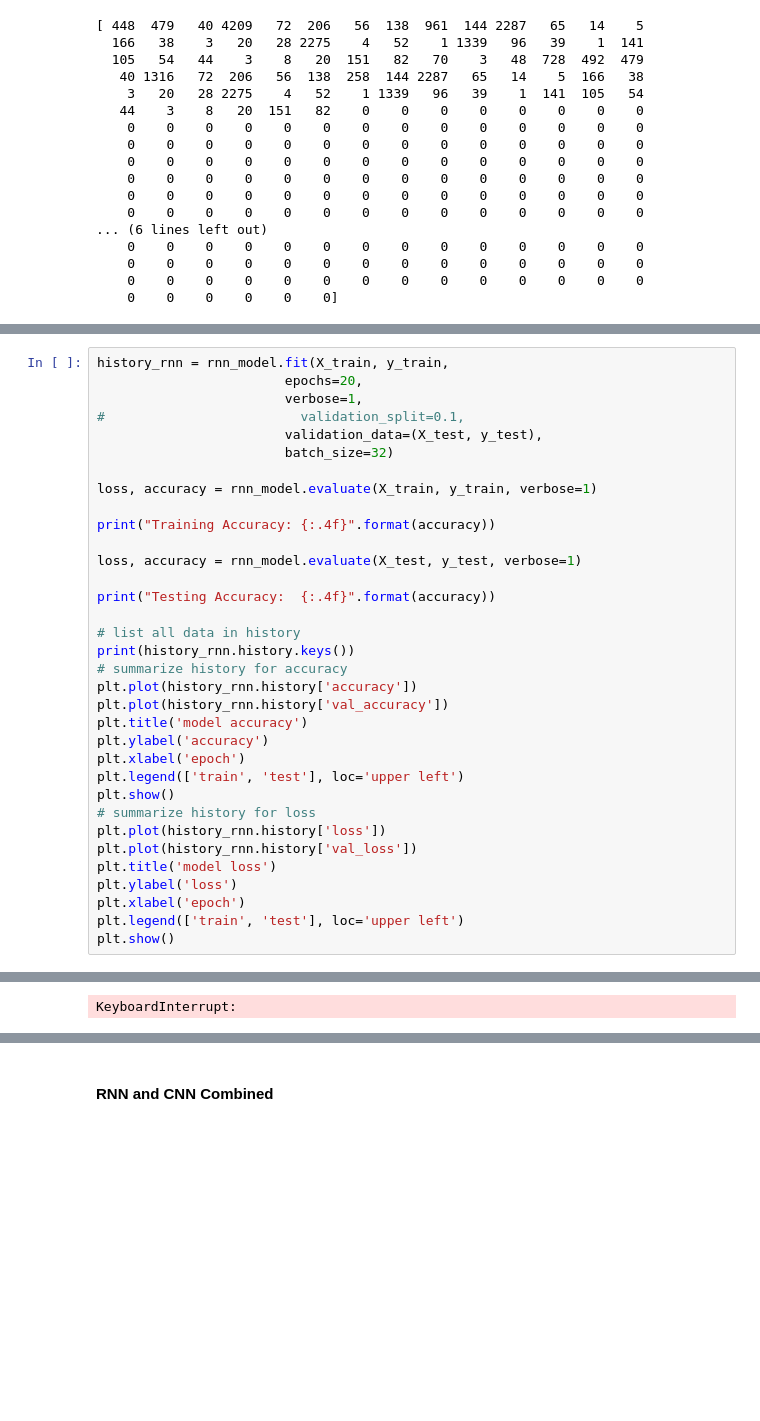
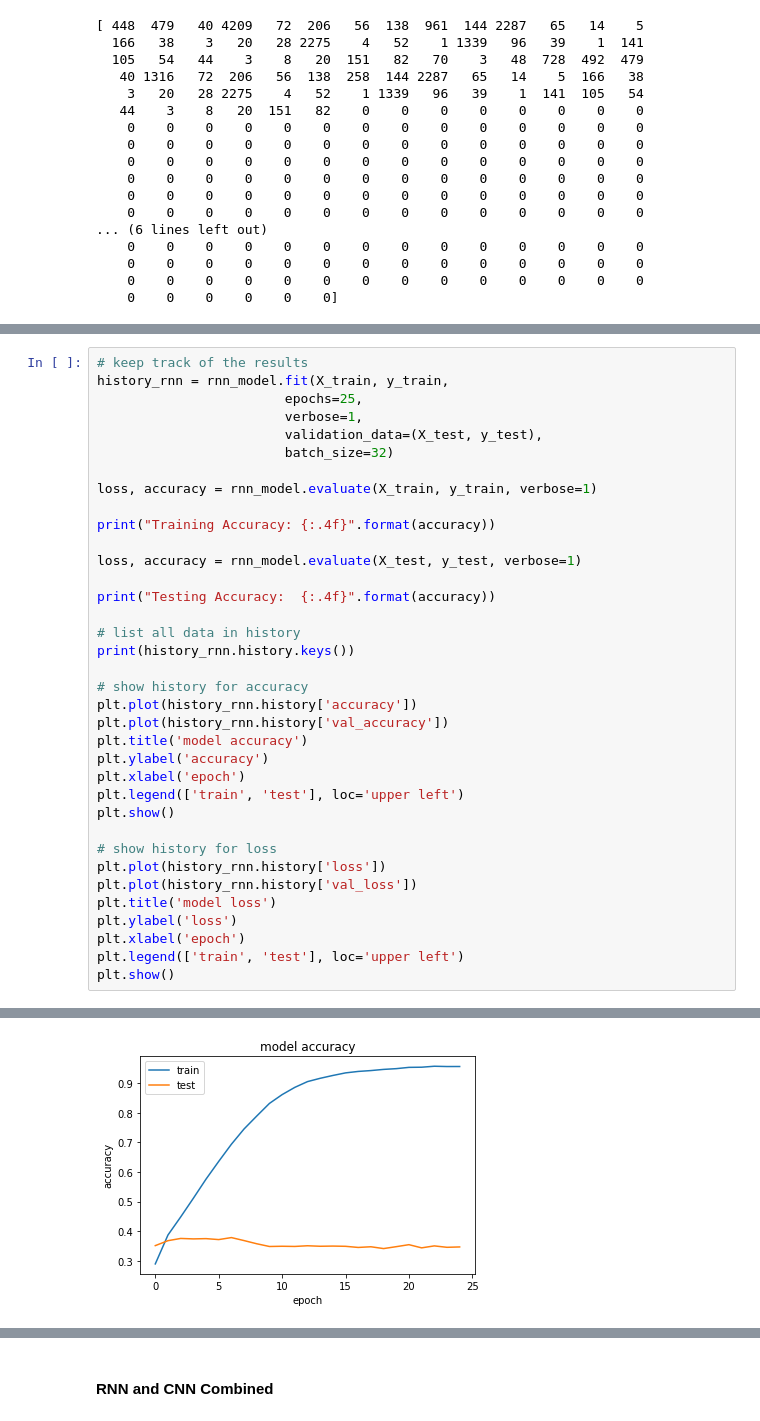
Before and after one commit to ZachZs/MusicNeuralNet, a Jupyter notebook: NeuralNetworkAttempts.ipynb, the cells around one changed output, grey strips where cells are left out. Drawn from its saved outputs; the diff is of its cells as text; blank space fills up the shorter version.

```diff
--- a/NeuralNetworkAttempts.ipynb
+++ b/NeuralNetworkAttempts.ipynb
@@ -976,10 +896,10 @@ Trainable params: 11,753,410
 Non-trainable params: 0
 _________________________________________________________________
 # %%
+# keep track of the results
 history_rnn = rnn_model.fit(X_train, y_train,
-                        epochs=20,
+                        epochs=25,
                         verbose=1,
-#                         validation_split=0.1,
                         validation_data=(X_test, y_test),
                         batch_size=32)
 
@@ -993,7 +913,8 @@ print("Testing Accuracy:  {:.4f}".format(accuracy))
 
 # list all data in history
 print(history_rnn.history.keys())
-# summarize history for accuracy
+
+# show history for accuracy
 plt.plot(history_rnn.history['accuracy'])
 plt.plot(history_rnn.history['val_accuracy'])
 plt.title('model accuracy')
@@ -1001,7 +922,8 @@ plt.ylabel('accuracy')
 plt.xlabel('epoch')
 plt.legend(['train', 'test'], loc='upper left')
 plt.show()
-# summarize history for loss
+
+# show history for loss
 plt.plot(history_rnn.history['loss'])
 plt.plot(history_rnn.history['val_loss'])
 plt.title('model loss')
@@ -1027 +952 @@ Epoch 7/20
-KeyboardInterrupt:
+[figure, added]
```
Also changed, not shown: parts of 41 cells of this notebook.
